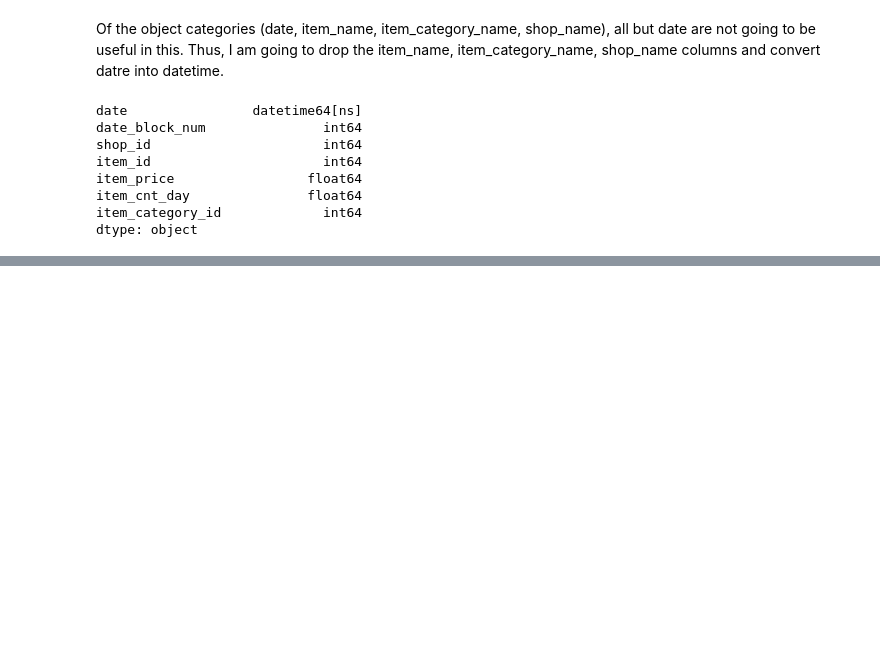
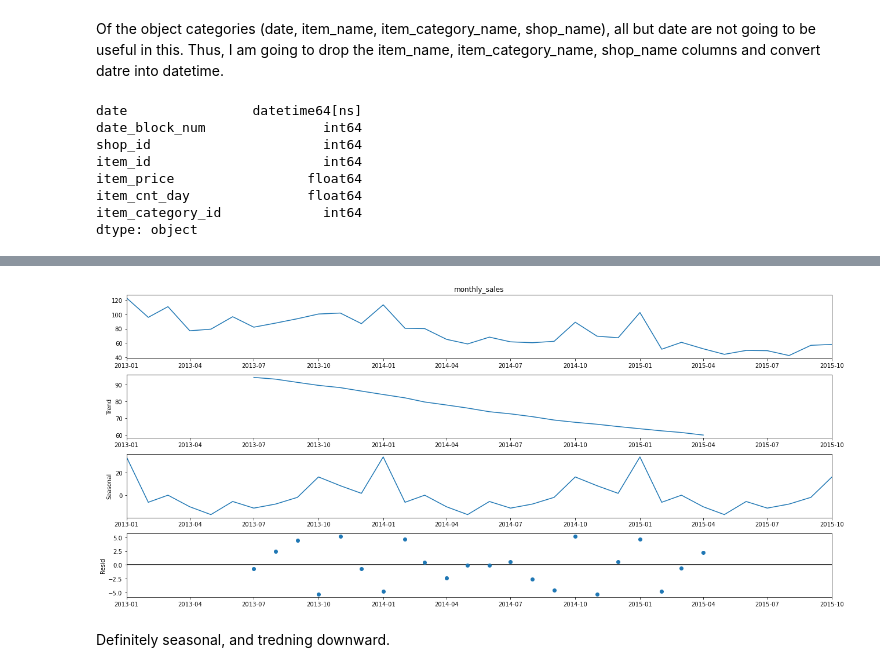
Before and after one commit to Snizzmo/Data-Science, a Jupyter notebook: Capstone_Two/02_Capstone_Two_EDA.ipynb, the cells around one changed output, grey strips where cells are left out. Cells and saved outputs as stored; diff of their text form; code cells hidden in the pictures; blank space fills up the shorter version.

```diff
--- a/Capstone_Two/02_Capstone_Two_EDA.ipynb
+++ b/Capstone_Two/02_Capstone_Two_EDA.ipynb
@@ -119,0 +127,8 @@ X_train, X_test, y_train, y_test = train_test_split(X, y, test_size=0.25, random
+# %%
+grouped['year'] = [d.year for d in grouped.date]
+grouped['month'] = [d.strftime('%m') for d in grouped.date]
+months = grouped.month.unique()
+years = grouped['year'].unique()
+
+print(months)
+print(years)
@@ -119,0 +138,2 @@ X_train, X_test, y_train, y_test = train_test_split(X, y, test_size=0.25, random
+# %%
+grouped.columns = ['shop_id','date_block_num','date','monthly_sales','year', 'month']
@@ -119,0 +149,15 @@ X_train, X_test, y_train, y_test = train_test_split(X, y, test_size=0.25, random
+# %%
+grouped = grouped.set_index(grouped['date'])
+del grouped['date']
+# %%
+y = grouped['monthly_sales'].resample('MS').mean()
+# %%
+from pylab import rcParams
+rcParams['figure.figsize'] = 18, 8
+decomposition = sm.tsa.seasonal_decompose(y, model='additive')
+fig = decomposition.plot()
+plt.show()
+# %% [output]
+[figure, added]
+# %% [markdown]
+Definitely seasonal, and tredning downward.
```
Also changed, not shown: parts of 34 cells of this notebook, 1 other file.
